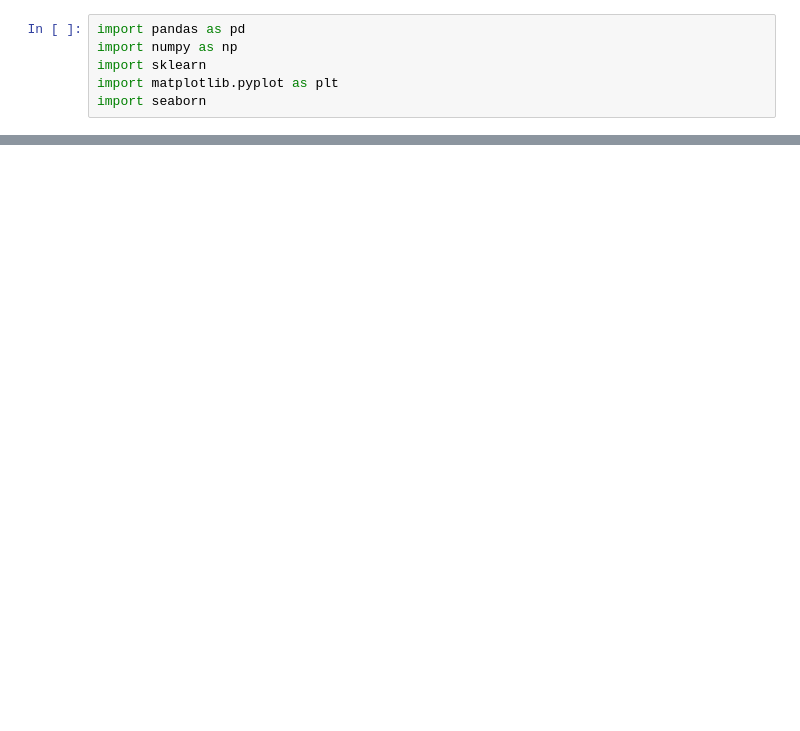
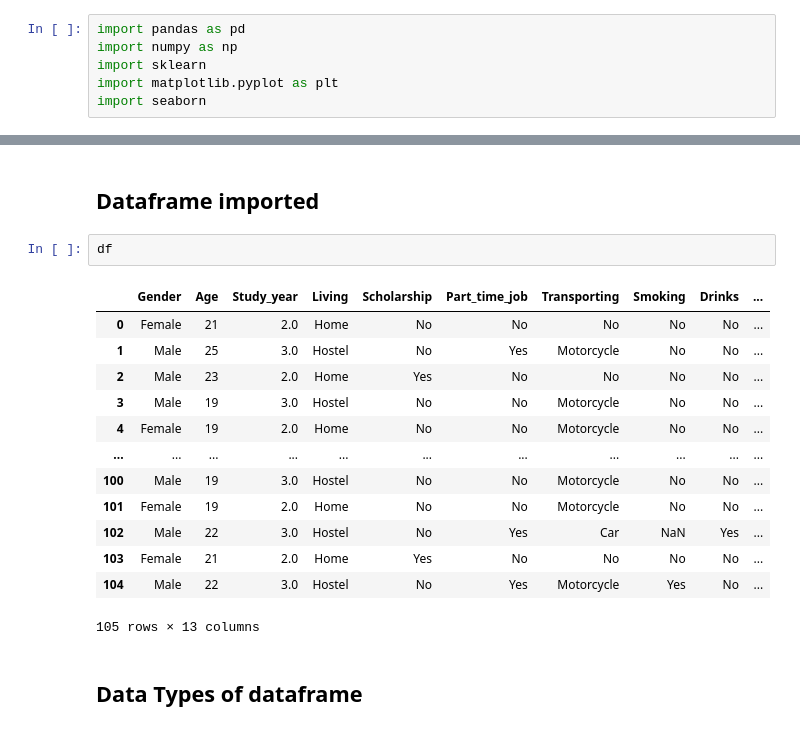
Before and after one commit to ashu-sharma07/budget-owl-ml, a Jupyter notebook: research_env/Data_analysis.ipynb, the cells around one changed output, grey strips where cells are left out. Drawn from its saved outputs; the diff is of its cells as text; blank space fills up the shorter version.

```diff
--- a/research_env/Data_analysis.ipynb
+++ b/research_env/Data_analysis.ipynb
@@ -10,0 +33,20 @@ FileNotFoundError: [Errno 2] No such file or directory: 'data.csv'
+# %% [markdown]
+## Dataframe imported
+# %%
+df
+# %% [output]
+|  | Gender | Age | Study_year | Living | Scholarship | Part_time_job | Transporting | Smoking | Drinks | ... |
+| 0 | Female | 21 | 2.0 | Home | No | No | No | No | No | ... |
+| 1 | Male | 25 | 3.0 | Hostel | No | Yes | Motorcycle | No | No | ... |
+| 2 | Male | 23 | 2.0 | Home | Yes | No | No | No | No | ... |
+| 3 | Male | 19 | 3.0 | Hostel | No | No | Motorcycle | No | No | ... |
+| 4 | Female | 19 | 2.0 | Home | No | No | Motorcycle | No | No | ... |
+| ... | ... | ... | ... | ... | ... | ... | ... | ... | ... | ... |
+| 100 | Male | 19 | 3.0 | Hostel | No | No | Motorcycle | No | No | ... |
+| 101 | Female | 19 | 2.0 | Home | No | No | Motorcycle | No | No | ... |
+| 102 | Male | 22 | 3.0 | Hostel | No | Yes | Car | NaN | Yes | ... |
+| 103 | Female | 21 | 2.0 | Home | Yes | No | No | No | No | ... |
+| 104 | Male | 22 | 3.0 | Hostel | No | Yes | Motorcycle | Yes | No | ... |
+105 rows × 13 columns
+# %% [markdown]
+## Data Types of dataframe
```
Also changed, not shown: parts of 18 cells of this notebook, 1 other file.
